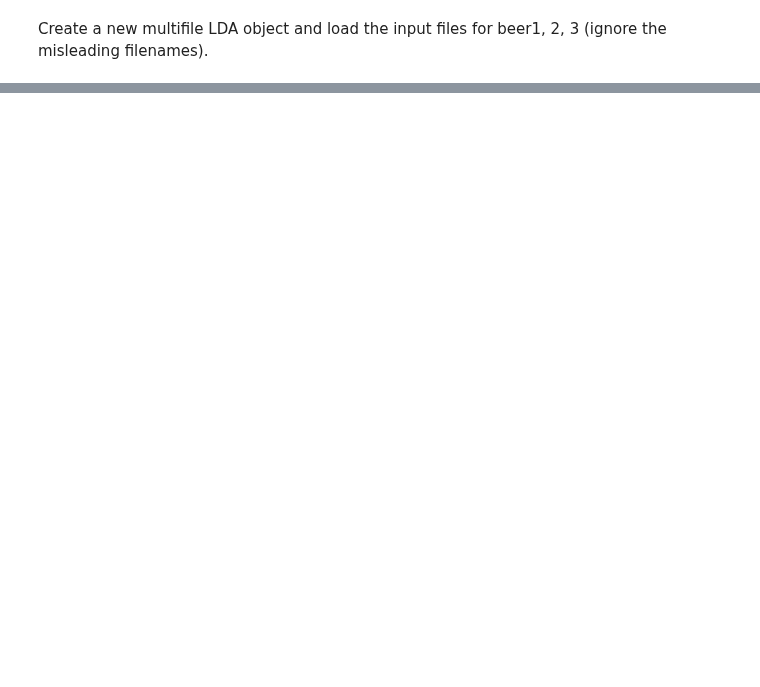
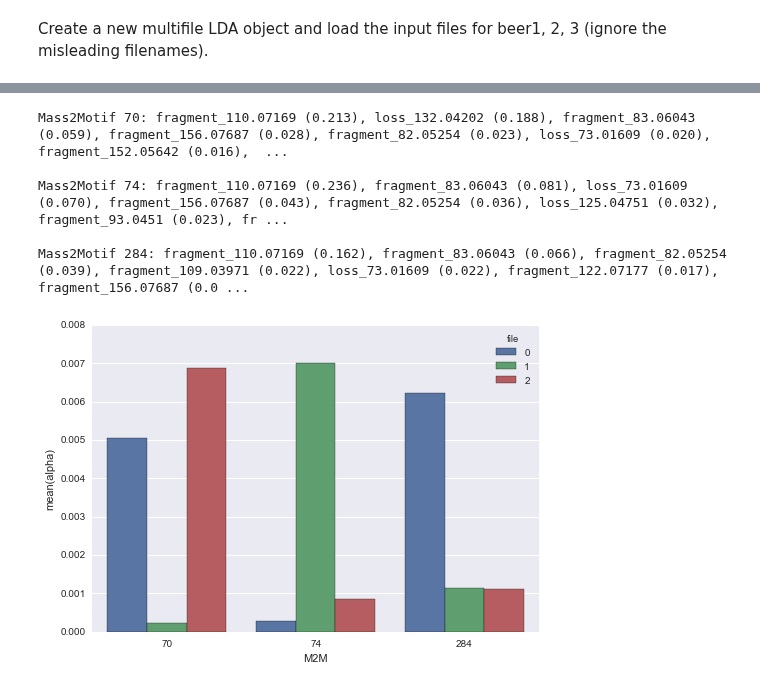
Before and after one commit to sdrogers/metabolomics_tools, a Jupyter notebook: multifile_lda/multifile_LDA_demo.ipynb, the cells around one changed output, grey strips where cells are left out. Drawn from its saved outputs; the diff is of its cells as text; code cells hidden in the pictures; blank space fills up the shorter version.

```diff
--- a/multifile_lda/multifile_LDA_demo.ipynb
+++ b/multifile_lda/multifile_LDA_demo.ipynb
@@ -120,0 +113,11 @@ lda.plot_motif_degrees(interesting)
+# %%
+interesting = [70, 74, 284]
+lda.print_top_words(with_probabilities=True, selected=interesting)
+_ = lda.plot_e_alphas(interesting)
+# %% [output]
+Mass2Motif 70: fragment_110.07169 (0.213), loss_132.04202 (0.188), fragment_83.06043 (0.059), fragment_156.07687 (0.028), fragment_82.05254 (0.023), loss_73.01609 (0.020), fragment_152.05642 (0.016),  ...
+
+Mass2Motif 74: fragment_110.07169 (0.236), fragment_83.06043 (0.081), loss_73.01609 (0.070), fragment_156.07687 (0.043), fragment_82.05254 (0.036), loss_125.04751 (0.032), fragment_93.0451 (0.023), fr ...
+
+Mass2Motif 284: fragment_110.07169 (0.162), fragment_83.06043 (0.066), fragment_82.05254 (0.039), fragment_109.03971 (0.022), loss_73.01609 (0.022), fragment_122.07177 (0.017), fragment_156.07687 (0.0 ...
+[figure, added]
```
Also changed, not shown: parts of 25 cells of this notebook, 6 other files.
